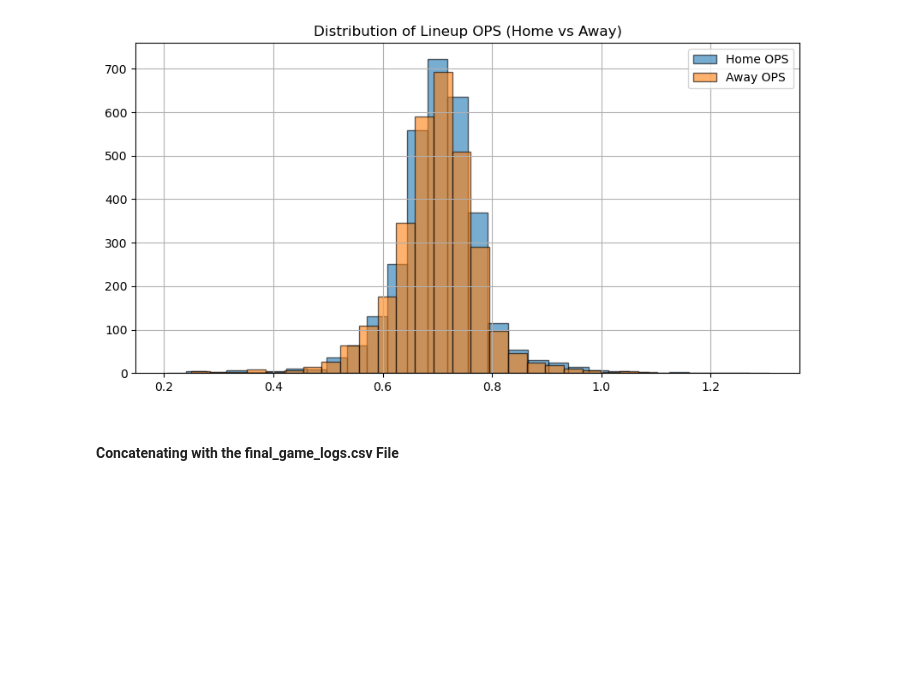
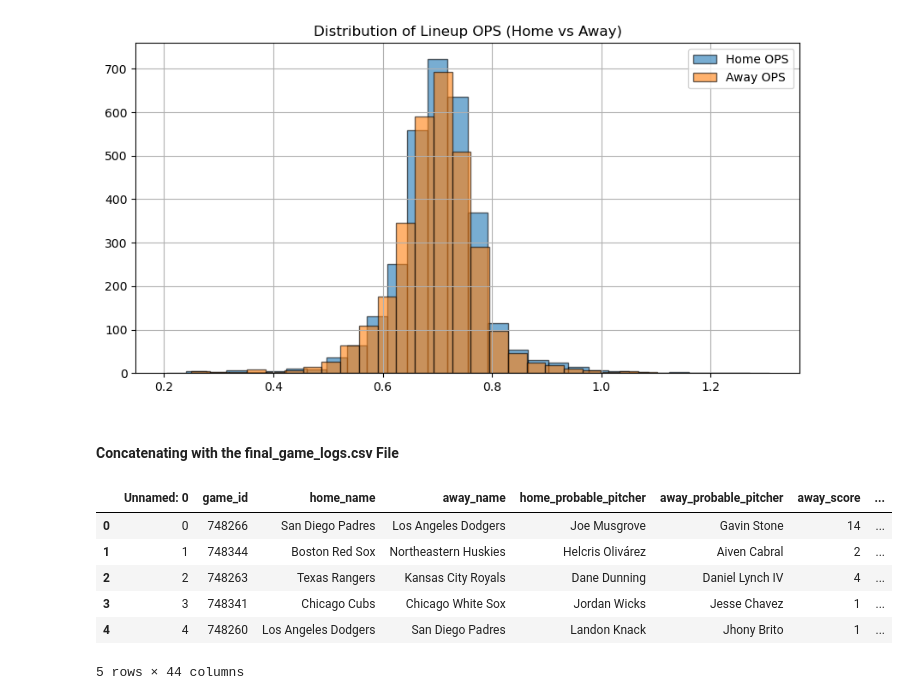
Before and after one commit to dykim2000/MLB_Predict, a Jupyter notebook: notebooks/lineup_score.ipynb, the cells around one changed output. Cells and saved outputs as stored; diff of their text form; code cells hidden in the pictures; blank space fills up the shorter version.

```diff
--- a/notebooks/lineup_score.ipynb
+++ b/notebooks/lineup_score.ipynb
@@ -126,3 +126,13 @@ merged = game_logs.merge(df, on="game_id", how="left")
 merged.to_csv("../data/final_game_logs.csv", index=False)
 # %%
 data = pd.read_csv("../data/final_game_logs.csv")
+# %%
+data.head()
+# %% [output]
+|  | Unnamed: 0 | game_id | home_name | away_name | home_probable_pitcher | away_probable_pitcher | away_score | ... |
+| 0 | 0 | 748266 | San Diego Padres | Los Angeles Dodgers | Joe Musgrove | Gavin Stone | 14 | ... |
+| 1 | 1 | 748344 | Boston Red Sox | Northeastern Huskies | Helcris Olivárez | Aiven Cabral | 2 | ... |
+| 2 | 2 | 748263 | Texas Rangers | Kansas City Royals | Dane Dunning | Daniel Lynch IV | 4 | ... |
+| 3 | 3 | 748341 | Chicago Cubs | Chicago White Sox | Jordan Wicks | Jesse Chavez | 1 | ... |
+| 4 | 4 | 748260 | Los Angeles Dodgers | San Diego Padres | Landon Knack | Jhony Brito | 1 | ... |
+5 rows × 44 columns
```
Also changed, not shown: parts of 2 cells of this notebook, 2 other files.
